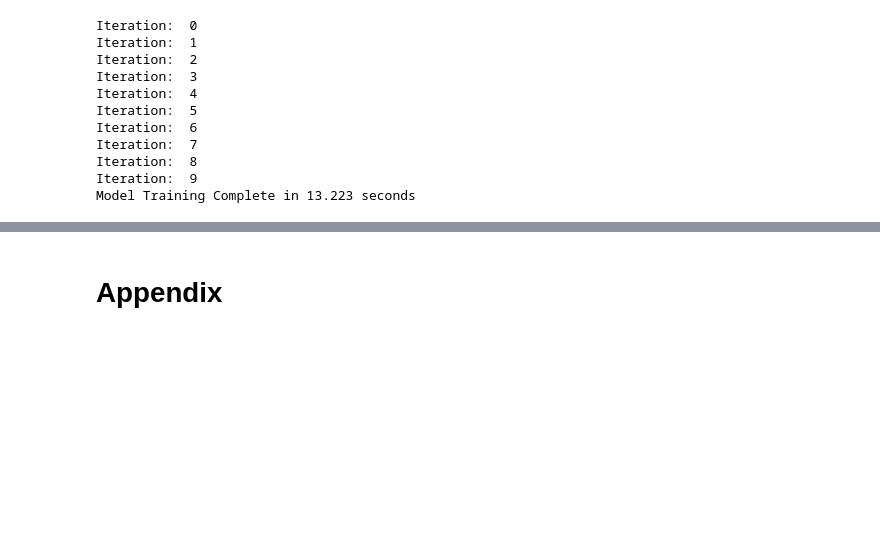
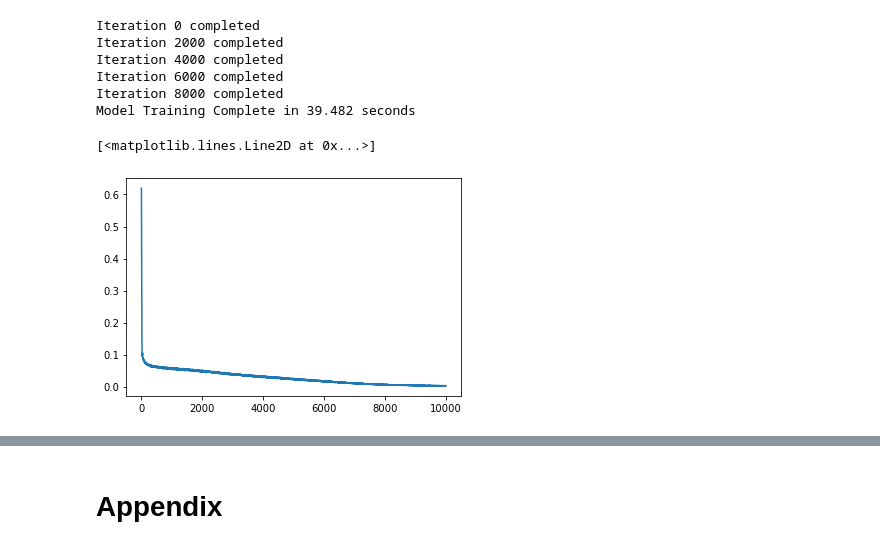
Before and after one commit to Hari-Raval/Harvard-Thesis, a Jupyter notebook: src/transfer_learning_differential_equation_solve_V3.ipynb, the cells around one changed output, grey strips where cells are left out. Cells and saved outputs as stored; diff of their text form; code cells hidden in the pictures; blank space fills up the shorter version.

Commit message:
fixed plotting code to generalize to n equations

```diff
--- a/src/transfer_learning_differential_equation_solve_V3.ipynb
+++ b/src/transfer_learning_differential_equation_solve_V3.ipynb
@@ -8,10 +8,15 @@ import time
 from collections import defaultdict
 # %%
 # calculate du^ n / dt^n for arbitrary n and use this to create a loss term
-def compute_derivative(model, t, norm_term):
+def compute_derivative(u, t, norm_term, num_u_vectors):
 
     # compute derivative of outputs with respect to inputs
-    deriv_to_t = torch.autograd.functional.jacobian(model, t, create_graph=True).sum(axis=2)
+    derivs_list = []
+    for i in range(num_u_vectors):
+        du_dt = torch.autograd.grad(u[:, i, :], t, grad_outputs=torch.ones_like(u[:, i, :]), create_graph=True)[0]
+        derivs_list.append(du_dt)
+
+    deriv_to_t = torch.stack(derivs_list, dim=1)
 
     return deriv_to_t
 
@@ -24,15 +29,16 @@ def loss(x, A, v, model): # A is matrix of coefs and v is initial conditions
     # create the trial solution
     model_result = lambda t: model(t)[0]
     u = model_result(x).unsqueeze(dim = -1)
+    num_u_vectors = u.shape[1]
 
     A_times_u = torch.matmul(A, u)
 
-    # print("u shape: ", u.shape)
     # print("A_times_u: ", A_times_u.shape)
 
     # the line below is calling the model_outputs function which returns the solution of the network... we then sum across axis=2 to get the derivatives with respect to each u
-    du_dt = compute_derivative(model_result, x, 0)
+    du_dt = compute_derivative(u, x, 0, num_u_vectors)
 
+    # temp = torch.autograd.functional.jacobian(model_result, x, create_graph=True).sum(axis=2) # cleaner way (but slower?)
     # print("du_dt shape: ", du_dt.shape)
 
     L_t_term = du_dt + A_times_u
@@ -76,6 +82,8 @@ class BuildNetwork(nn.Module):
 # train and evaluate the model
 def run_model(iterations, x_range, A, v, hid_lay, num_equations): # A is matrix of coefs and v is initial conditions
 
+
+    assert num_equations > 0, 'The number of equations must be >= 1'
     # build the neural net model
     model = BuildNetwork(1, hid_lay[0], hid_lay[1], hid_lay[2], num_equations) # (1, 64, 64, 128, 2)
     # set-up the optimizer
@@ -98,13 +106,10 @@ def run_model(iterations, x_range, A, v, hid_lay, num_equations): # A is matrix
 
     for i in range(iterations):
 
-        print("Iteration: ", i)
-
         if i % 2000 == 0:
 #             curr_A_indx += 1 NOTE: commented out until we do transfer learning
 #             A = A_vals[curr_A_indx] NOTE: commented out until we do transfer learning
-#             print(f"Iteration {i} completed")
-            pass
+            print(f"Iteration {i} completed")
 
         # every batch, randomly sample from min and max range
         x = torch.arange(min_x, max_x, 0.001, requires_grad=True)
@@ -132,12 +137,19 @@ def run_model(iterations, x_range, A, v, hid_lay, num_equations): # A is matrix
         with torch.no_grad():
             # TODO: true solutions will have to be passed in and generalize it to n equations
             e_term1, e_term2 = np.exp(-1.1 * x), np.exp(2.2 * x)
-            true_sol1 = (0.5 * A[0] * e_term1 * (e_term2 + 1) - (0.5 * A[1] * e_term1 * (e_term2 - 1))).numpy()
+            true_sol1 = (0.5 * v[0] * e_term1 * (e_term2 + 1) - (0.5 * v[1] * e_term1 * (e_term2 - 1))).numpy()
             network_sol1 = model(x)[0][:, 0].unsqueeze(dim=1).numpy()
-            true_sol2 = (0.5 * A[1] * e_term1 * (e_term2 + 1) - (0.5 * A[0] * e_term1 * (e_term2 - 1))).numpy()
+            true_sol2 = (0.5 * v[1] * e_term1 * (e_term2 + 1) - (0.5 * v[0] * e_term1 * (e_term2 - 1))).numpy()
             network_sol2 = model(x)[0][:, 1].unsqueeze(dim=1).numpy()
+            # TODO: pass in a list of 'network_sol' which contains [network_sol1, network_sol2]  anditerate over this
+            # to compute each part of the MSE (np.mean((true_sol1 - network_sol1) ** 2)) and keep adding the next term in
+            # the loop this way. The size of the 'network_sol' list will tell us how to index into something like this
+            # model(x)[0][:, 1].unsqueeze(dim=1).numpy()
+
+            # also note that model(x)[0][:, 1] indexing looks strange --> there should be [:, :, :] three parts?
 
         current_mse = np.mean((true_sol1 - network_sol1) ** 2) + np.mean((true_sol2 - network_sol2) ** 2)
+#         current_mse = np.mean((true_sol1 - network_sol1) ** 2 + (true_sol2 - network_sol2) ** 2)
         MSEs.append(current_mse)
 
     end_time = time.time()
@@ -212,19 +313,15 @@ A = torch.tensor([[0, 1.1], [1.1, 0]])
 v = torch.tensor([[0.75], [0.25]])
 hid_lay = [64, 64, 128]
 num_equations = 2
-iterations = 10
+iterations = 10000
 
 # run model which has a loss of the MSE (i.e. no higher order terms)
-loss_history_w1, trained_model_w1, time_w1, MSE_w1  = run_model(iterations=iterations, x_range=x_range, A=A, v=v, hid_lay=hid_lay, num_equations=num_equations)
+loss_history_w1, trained_model_w1, time_w1, MSE_w1  = run_model(iterations=iterations, x_range=x_range,
+                                                                A=A, v=v, hid_lay=hid_lay, num_equations=num_equations)
 # %% [output]
-Iteration:  0
-Iteration:  1
-Iteration:  2
-Iteration:  3
-Iteration:  4
-Iteration:  5
-Iteration:  6
-Iteration:  7
-Iteration:  8
-Iteration:  9
-Model Training Complete in 13.223 seconds
+Iteration 0 completed
+Iteration 2000 completed
+Iteration 4000 completed
+Iteration 6000 completed
+Iteration 8000 completed
+Model Training Complete in 39.482 seconds
@@ -269,3 +328,8 @@ print(v)
+# %%
+plt.plot(range(10000), loss_history_w1['LD_losses'])
+# %% [output]
+[<matplotlib.lines.Line2D at 0x...>]
+[figure, added]
 # %%
 A = [0.75, 0.25]
 xx = torch.Tensor(np.linspace(0, 2, 200)[:, None])
```
Also changed, not shown: parts of 10 cells of this notebook.
